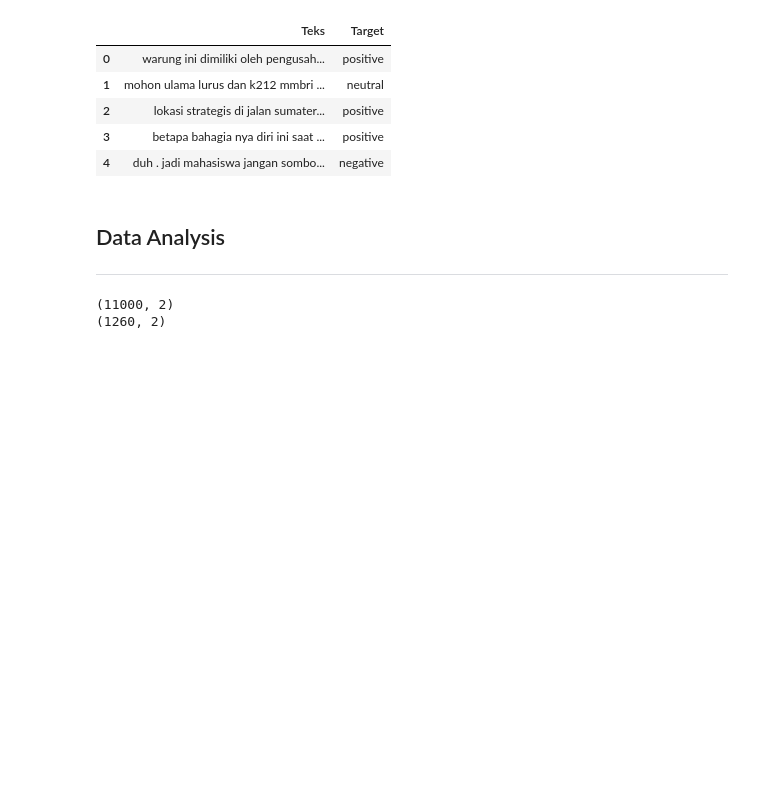
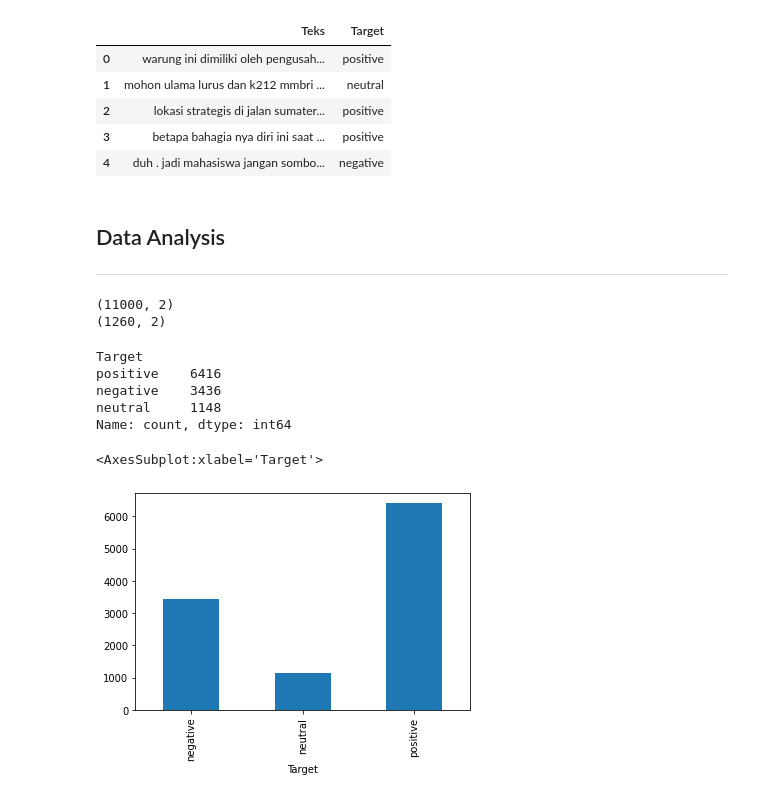
Before and after one commit to naufalmuafi/sentiment-analysis-study-case, a Jupyter notebook: svm_main.ipynb, the cells around one changed output. Drawn from its saved outputs; the diff is of its cells as text; code cells hidden in the pictures; blank space fills up the shorter version.

```diff
--- a/svm_main.ipynb
+++ b/svm_main.ipynb
@@ -47,3 +47,17 @@ print(data_test.shape)
 # %% [output]
 (11000, 2)
 (1260, 2)
+# %%
+# calculate total data for each variable in Target column
+data_train['Target'].value_counts()
+# %% [output]
+Target
+positive    6416
+negative    3436
+neutral     1148
+Name: count, dtype: int64
+# %%
+data_train.groupby('Target').size().plot(kind='bar')
+# %% [output]
+<AxesSubplot:xlabel='Target'>
+[figure, added]
```
Also changed, not shown: parts of 5 cells of this notebook.
